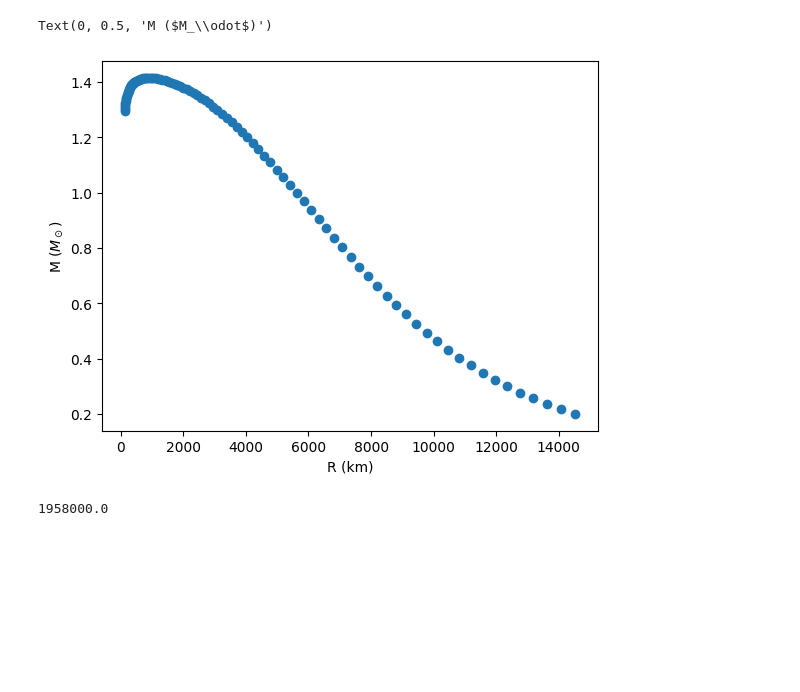
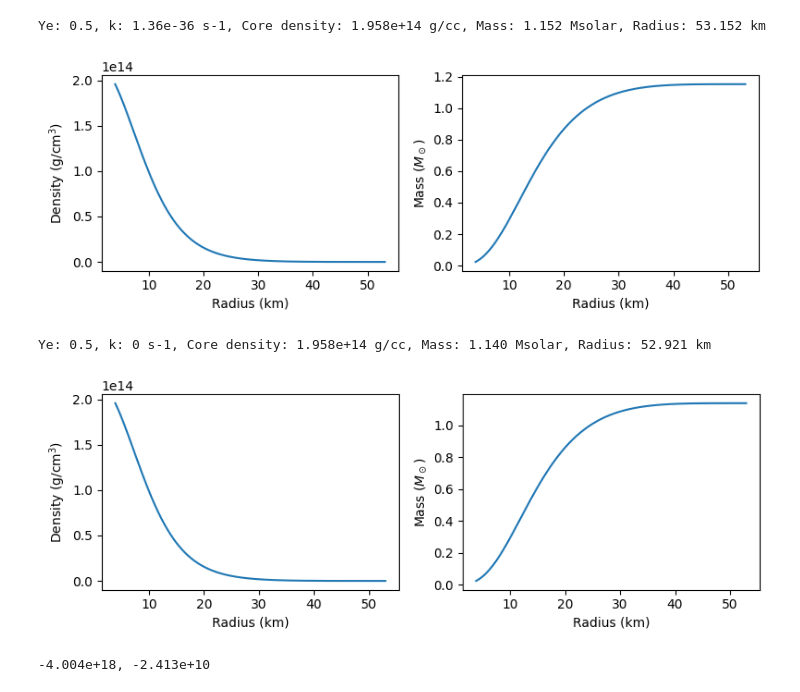
Before and after one commit to yttcari/FYP, a Jupyter notebook: main.ipynb, the cells around one changed output. Saved outputs shown, nothing was run; the diff lists cells and outputs as text; code cells hidden in the pictures; blank space fills up the shorter version.

```diff
--- a/main.ipynb
+++ b/main.ipynb
@@ -72,37 +12,31 @@ plt.plot(R_history * wd1.R0 / 100 / 1000, rho_history)
-# %%
-M = []
-R = []
-dr=1e-3
-
-rhoc_scaled = np.logspace(-1, 7, 100)
-for rhoc in tqdm(rhoc_scaled):
-
-    wd1 = WhiteDwarf(Ye=Ye, rhoc_scaled=rhoc_scaled, Z=6, k=k)
-
-    # Initial conditions
-    r = 1e-10
-    state = np.array([rhoc, (1/3) * rhoc * (r ** 3)]) # [density, mass, pressure]
-
-    while state[0] > 1e-10:
-        state = rk4(wd1.get_derivative, dr=dr, rb=r, state=state)
-
-        r += dr
-
-    R.append(r)
-    if np.isnan(state[1]):
-        print(rhoc)
-    M.append(state[1])
-
-R = np.array(R)
-M = np.array(M)
-
-plt.scatter(R * wd1.R0 / (1000 * 100), M * wd1.M0 / M_SOLAR)
-plt.xlabel("R (km)")
-plt.ylabel(r"M ($M_\odot$)")
-# %% [output]
-Text(0, 0.5, 'M ($M_\\odot$)')
-[figure, removed]
-# %%
-wd1.rho0
-# %% [output]
-1958000.0
+# %%
+wd1 = WhiteDwarf(Ye=0.5, rhoc_scaled=1e8, Z=12, k=1.36e-36)
+wd1.integrate()
+print(repr(wd1))
+wd1.plot(figsize=(8,3))
+# %% [output]
+Ye: 0.5, k: 1.36e-36 s-1, Core density: 1.958e+14 g/cc, Mass: 1.152 Msolar, Radius: 53.152 km
+[figure, added]
+# %%
+wd2 = WhiteDwarf(Ye=0.5, rhoc_scaled=1e8, Z=12, k=0)
+wd2.integrate()
+print(repr(wd2))
+wd2.plot(figsize=(8,3))
+# %% [output]
+Ye: 0.5, k: 0 s-1, Core density: 1.958e+14 g/cc, Mass: 1.140 Msolar, Radius: 52.921 km
+[figure, added]
+# %%
+from constants import *
+from decay import decay
+def order_estimate():
+    rhoc_scaled = 1e12
+    wd1 = WhiteDwarf(Ye=1, rhoc_scaled=rhoc_scaled, k=1.36e-42, Z=12)
+    rb = 1e-6
+    m = rhoc_scaled * (rb ** 3)/ 3
+    P = wd1.get_pressure(wd1._x(rhoc_scaled))
+
+    print(f"{wd1.TOV(rb, rhoc_scaled, P, m):.3e}, {wd1.get_proton_pressure(rb, m, rhoc_scaled):.3e}")
+
+order_estimate()
+# %% [output]
+-4.004e+18, -2.413e+10
```
Also changed, not shown: parts of 6 cells of this notebook, 3 other files.
